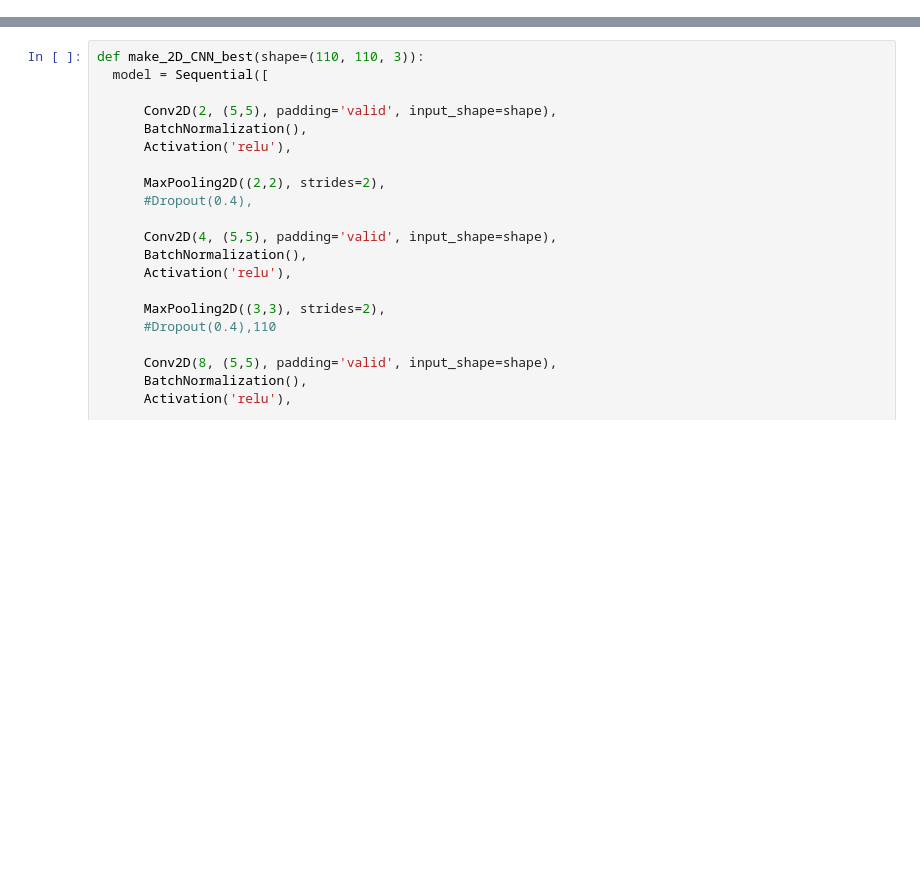
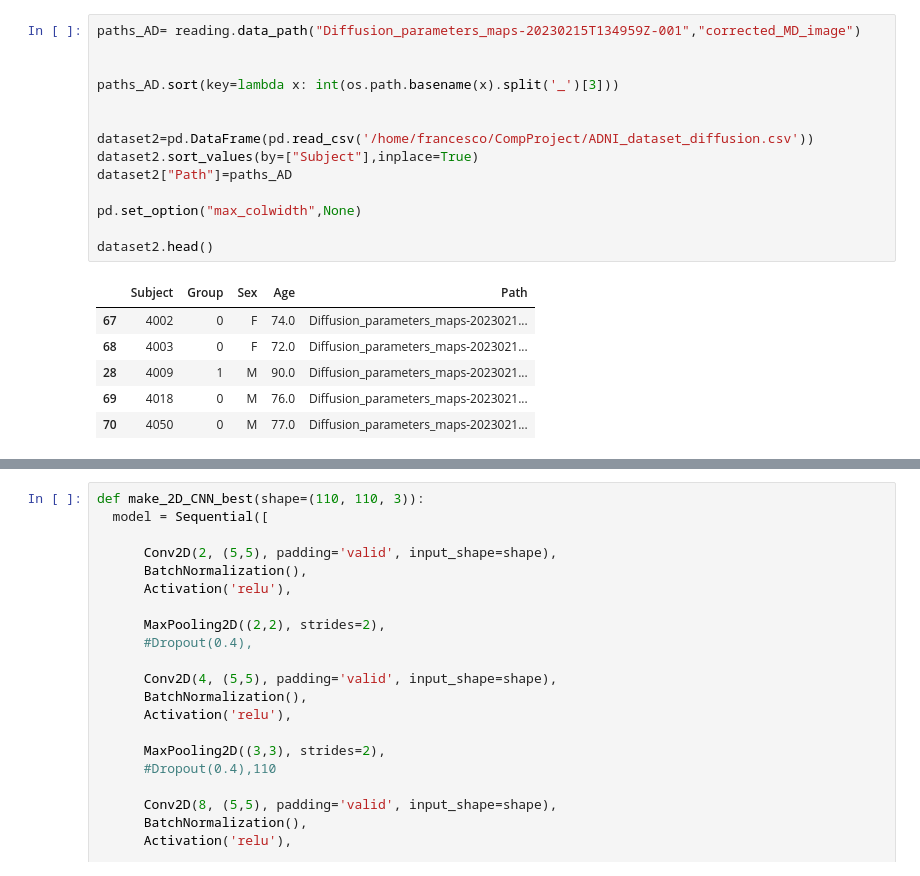
Before and after one commit to francescouni0/CompProject, a Jupyter notebook: CNN.ipynb, the cells around one changed output, grey strips where cells are left out. Drawn from its saved outputs; the diff is of its cells as text; blank space fills up the shorter version.

```diff
--- a/CNN.ipynb
+++ b/CNN.ipynb
@@ -38 +45,22 @@ print(dataset)
+# %%
+paths_AD= reading.data_path("Diffusion_parameters_maps-20230215T134959Z-001","corrected_MD_image")
+
+
+paths_AD.sort(key=lambda x: int(os.path.basename(x).split('_')[3]))
+
+
+dataset2=pd.DataFrame(pd.read_csv('/home/francesco/CompProject/ADNI_dataset_diffusion.csv'))
+dataset2.sort_values(by=["Subject"],inplace=True)
+dataset2["Path"]=paths_AD
+
+pd.set_option("max_colwidth",None)
+
+dataset2.head()
+# %% [output]
+|  | Subject | Group | Sex | Age | Path |
+| 67 | 4002 | 0 | F | 74.0 | Diffusion_parameters_maps-2023021... |
+| 68 | 4003 | 0 | F | 72.0 | Diffusion_parameters_maps-2023021... |
+| 28 | 4009 | 1 | M | 90.0 | Diffusion_parameters_maps-2023021... |
+| 69 | 4018 | 0 | M | 76.0 | Diffusion_parameters_maps-2023021... |
+| 70 | 4050 | 0 | M | 77.0 | Diffusion_parameters_maps-2023021... |
 # %%
```
Also changed, not shown: parts of 28 cells of this notebook.
